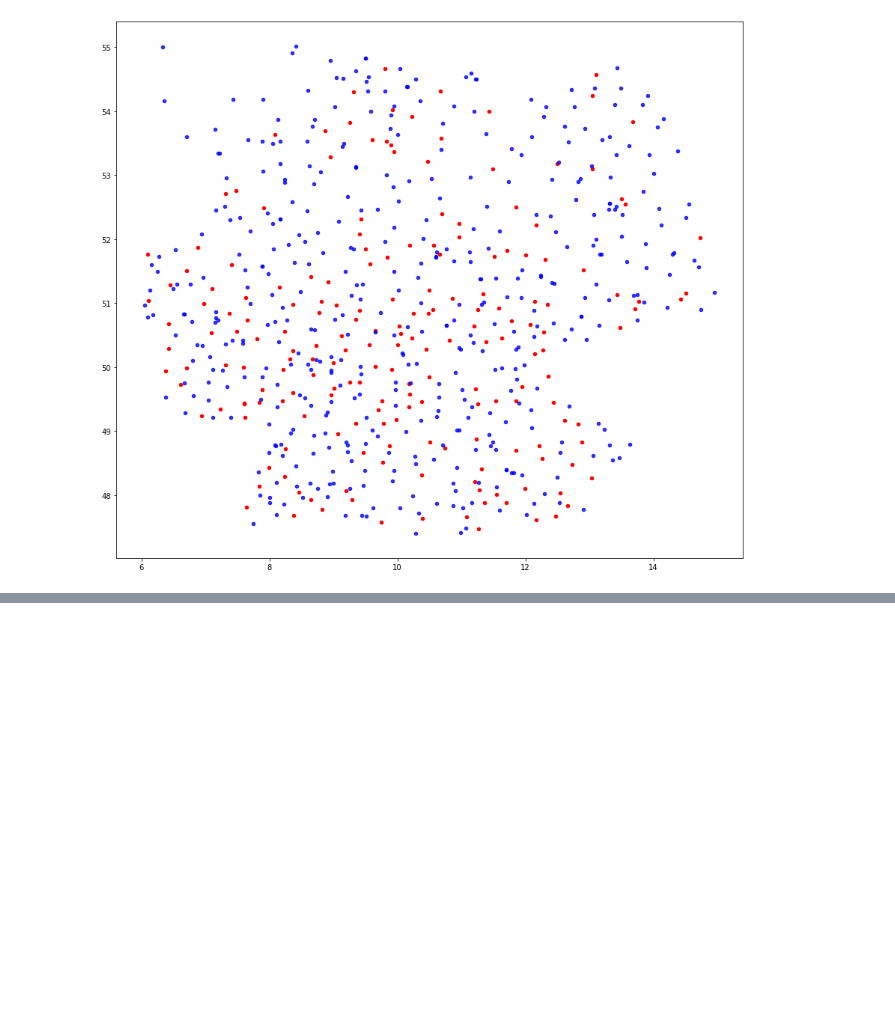
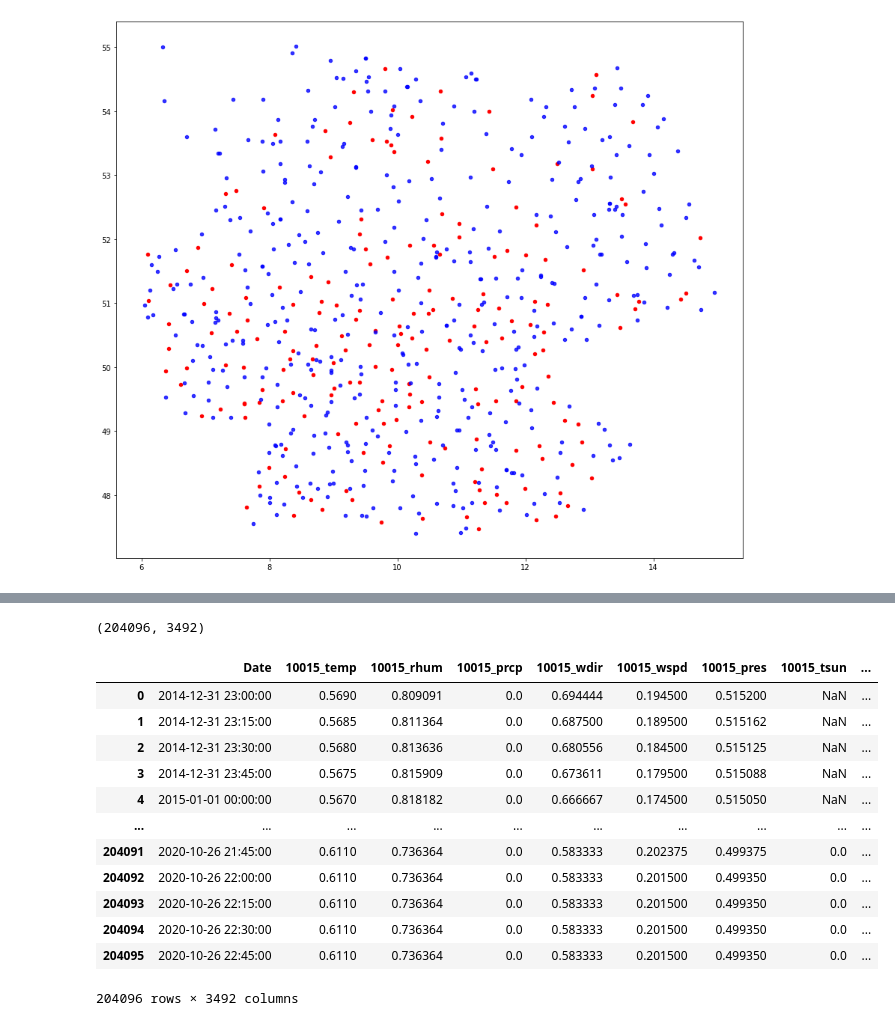
Before and after one commit to Tjarke/Residual_Load, a Jupyter notebook: Data_collection_weather/Cleaning_weather_data.ipynb, the cells around one changed output, grey strips where cells are left out. Cells and saved outputs as stored; diff of their text form; code cells hidden in the pictures; blank space fills up the shorter version.

Commit message:
Minor Changes to utils functions + Normalize funct

```diff
--- a/Data_collection_weather/Cleaning_weather_data.ipynb
+++ b/Data_collection_weather/Cleaning_weather_data.ipynb
@@ -704,0 +701,54 @@ ax.imshow(germany_map, zorder=0, extent = BBox, alpha = 0.6)
+# %%
+# merge and get rid of the index column
+
+df_weather = df_load.merge(df_weather, left_on='Date', right_on='time', how='left')
+df_weather.drop(columns=['index', 'time'], inplace=True)
+df_weather.shape
+# %% [output]
+(204096, 3492)
+# %%
+# use linear interpolation to fill in gaps
+
+df_weather = df_weather.interpolate(method='linear', limit_direction='forward')
+# %%
+# normalize data min max scaler. For temperature shift all values to get only positive
+# normalized values
+
+def min_max_normalize(df, cols_to_not_normalize):
+    # fix the min and max according to phisical properties:
+    feature_range_dict = dict()
+    feature_range_dict['temp'] = [-50, 50] # highest temperatures ever recorded in germany
+    feature_range_dict['rhum'] = [0, 110]
+    feature_range_dict['prcp'] = [0, 350]
+    feature_range_dict['wdir'] = [0, 360]
+    feature_range_dict['wspd'] = [0, 200]
+    feature_range_dict['pres'] = [0, 2000]
+    feature_range_dict['tsun'] = [0, 60]
+
+    cols = df.drop(columns=cols_to_not_normalize).columns
+
+    for col in cols:
+        X_min = feature_range_dict[col[-4:]][0]
+        X_max = feature_range_dict[col[-4:]][1]
+
+        df[col] = (df[col] - X_min)/(X_max - X_min)
+
+    return df
+# %%
+df_weather_normalized = min_max_normalize(df_weather, ['Date'])
+# %%
+df_weather_normalized
+# %% [output]
+|  | Date | 10015_temp | 10015_rhum | 10015_prcp | 10015_wdir | 10015_wspd | 10015_pres | 10015_tsun | ... |
+| 0 | 2014-12-31 23:00:00 | 0.5690 | 0.809091 | 0.0 | 0.694444 | 0.194500 | 0.515200 | NaN | ... |
+| 1 | 2014-12-31 23:15:00 | 0.5685 | 0.811364 | 0.0 | 0.687500 | 0.189500 | 0.515162 | NaN | ... |
+| 2 | 2014-12-31 23:30:00 | 0.5680 | 0.813636 | 0.0 | 0.680556 | 0.184500 | 0.515125 | NaN | ... |
+| 3 | 2014-12-31 23:45:00 | 0.5675 | 0.815909 | 0.0 | 0.673611 | 0.179500 | 0.515088 | NaN | ... |
+| 4 | 2015-01-01 00:00:00 | 0.5670 | 0.818182 | 0.0 | 0.666667 | 0.174500 | 0.515050 | NaN | ... |
+| ... | ... | ... | ... | ... | ... | ... | ... | ... | ... |
+| 204091 | 2020-10-26 21:45:00 | 0.6110 | 0.736364 | 0.0 | 0.583333 | 0.202375 | 0.499375 | 0.0 | ... |
+| 204092 | 2020-10-26 22:00:00 | 0.6110 | 0.736364 | 0.0 | 0.583333 | 0.201500 | 0.499350 | 0.0 | ... |
+| 204093 | 2020-10-26 22:15:00 | 0.6110 | 0.736364 | 0.0 | 0.583333 | 0.201500 | 0.499350 | 0.0 | ... |
+| 204094 | 2020-10-26 22:30:00 | 0.6110 | 0.736364 | 0.0 | 0.583333 | 0.201500 | 0.499350 | 0.0 | ... |
+| 204095 | 2020-10-26 22:45:00 | 0.6110 | 0.736364 | 0.0 | 0.583333 | 0.201500 | 0.499350 | 0.0 | ... |
+204096 rows × 3492 columns
```
Also changed, not shown: parts of 24 cells of this notebook, 1 other file.
